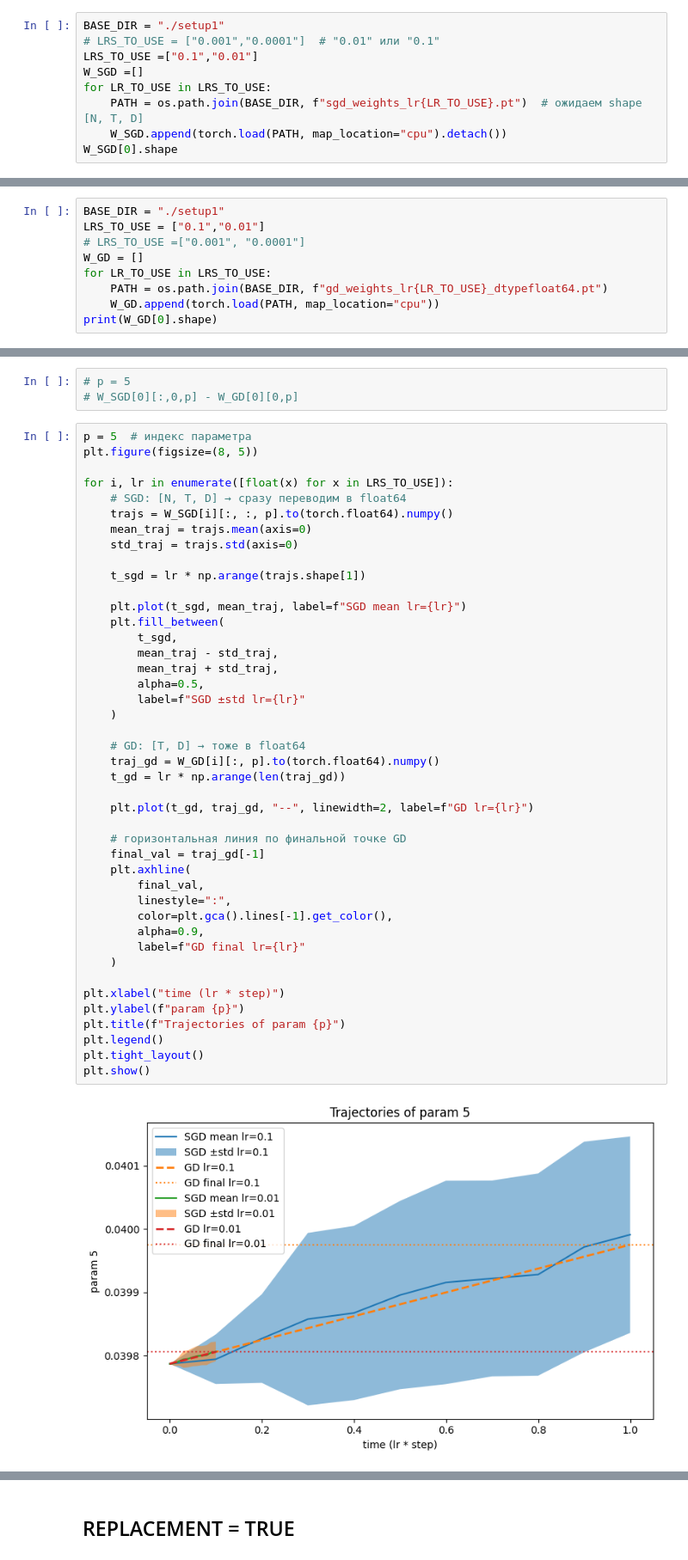
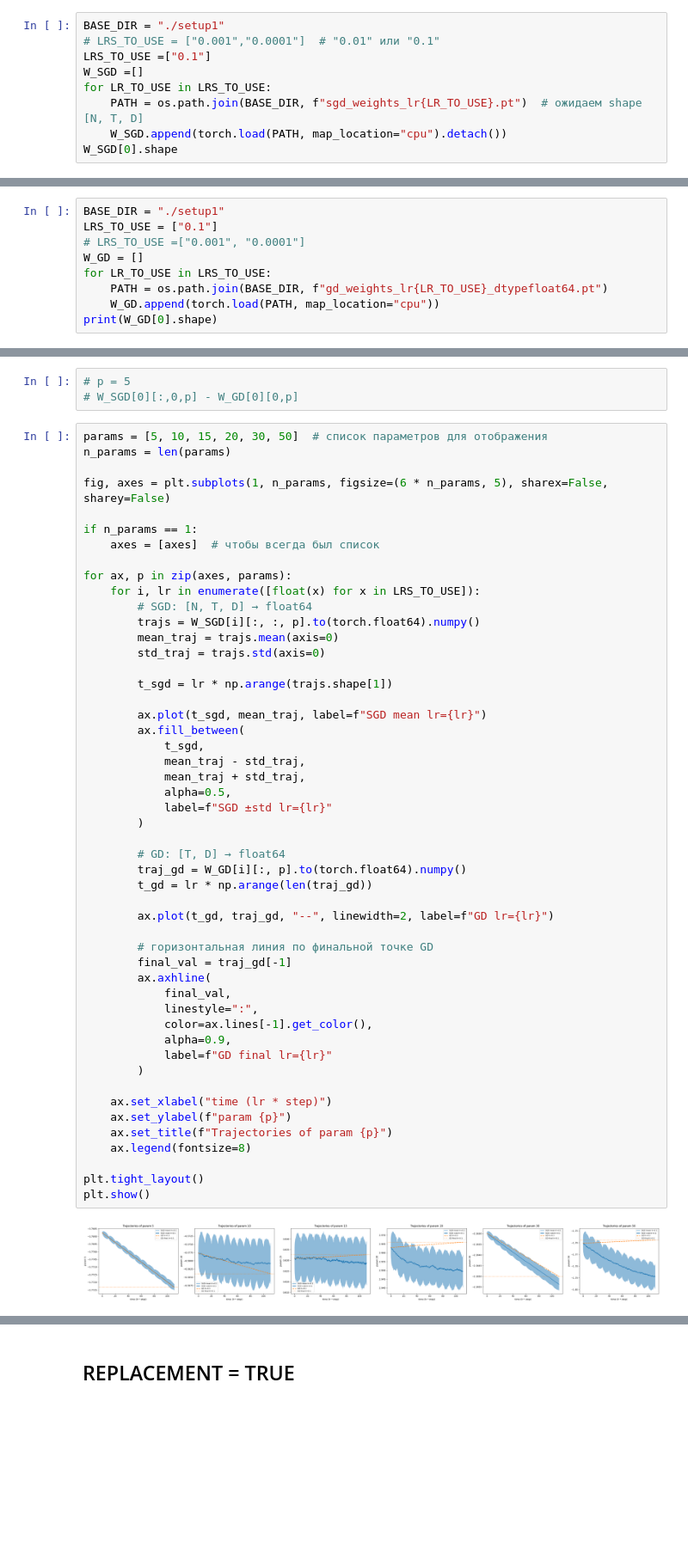
Before and after one commit to ThunderstormXX/SGDiffusion, a Jupyter notebook: src/scripts/exp1/exp_results/GD_vs_SGD_vs_Adam_noise_analysis.ipynb, the cells around one changed output, grey strips where cells are left out. Shown at 86% size. Cells and saved outputs as stored; diff of their text form; blank space fills up the shorter version.

```diff
--- a/src/scripts/exp1/exp_results/GD_vs_SGD_vs_Adam_noise_analysis.ipynb
+++ b/src/scripts/exp1/exp_results/GD_vs_SGD_vs_Adam_noise_analysis.ipynb
@@ -14,7 +14,7 @@ import matplotlib.pyplot as plt
 # %%
 BASE_DIR = "./setup1"
 # LRS_TO_USE = ["0.001","0.0001"]  # "0.01" или "0.1"
-LRS_TO_USE =["0.1","0.01"]
+LRS_TO_USE =["0.1"]
 W_SGD =[]
 for LR_TO_USE in LRS_TO_USE:
     PATH = os.path.join(BASE_DIR, f"sgd_weights_lr{LR_TO_USE}.pt")  # ожидаем shape [N, T, D]
@@ -25,6 +25,6 @@ torch.Size([10, 11, 386])
 # %%
 BASE_DIR = "./setup1"
-LRS_TO_USE = ["0.1","0.01"]
+LRS_TO_USE = ["0.1"]
 # LRS_TO_USE =["0.001", "0.0001"]
 W_GD = []
 for LR_TO_USE in LRS_TO_USE:
@@ -37,50 +37,57 @@ torch.Size([11, 386])
 # p = 5
 # W_SGD[0][:,0,p] - W_GD[0][0,p]
 # %%
-p = 5  # индекс параметра
-plt.figure(figsize=(8, 5))
+params = [5, 10, 15, 20, 30, 50]  # список параметров для отображения
+n_params = len(params)
 
-for i, lr in enumerate([float(x) for x in LRS_TO_USE]):
-    # SGD: [N, T, D] → сразу переводим в float64
-    trajs = W_SGD[i][:, :, p].to(torch.float64).numpy()
-    mean_traj = trajs.mean(axis=0)
-    std_traj = trajs.std(axis=0)
+fig, axes = plt.subplots(1, n_params, figsize=(6 * n_params, 5), sharex=False, sharey=False)
 
-    t_sgd = lr * np.arange(trajs.shape[1])
+if n_params == 1:
+    axes = [axes]  # чтобы всегда был список
 
-    plt.plot(t_sgd, mean_traj, label=f"SGD mean lr={lr}")
-    plt.fill_between(
-        t_sgd,
-        mean_traj - std_traj,
-        mean_traj + std_traj,
-        alpha=0.5,
-        label=f"SGD ±std lr={lr}"
-    )
+for ax, p in zip(axes, params):
+    for i, lr in enumerate([float(x) for x in LRS_TO_USE]):
+        # SGD: [N, T, D] → float64
+        trajs = W_SGD[i][:, :, p].to(torch.float64).numpy()
+        mean_traj = trajs.mean(axis=0)
+        std_traj = trajs.std(axis=0)
 
-    # GD: [T, D] → тоже в float64
-    traj_gd = W_GD[i][:, p].to(torch.float64).numpy()
-    t_gd = lr * np.arange(len(traj_gd))
+        t_sgd = lr * np.arange(trajs.shape[1])
 
-    plt.plot(t_gd, traj_gd, "--", linewidth=2, label=f"GD lr={lr}")
+        ax.plot(t_sgd, mean_traj, label=f"SGD mean lr={lr}")
+        ax.fill_between(
+            t_sgd,
+            mean_traj - std_traj,
+            mean_traj + std_traj,
+            alpha=0.5,
+            label=f"SGD ±std lr={lr}"
+        )
 
-    # горизонтальная линия по финальной точке GD
-    final_val = traj_gd[-1]
-    plt.axhline(
-        final_val,
-        linestyle=":",
-        color=plt.gca().lines[-1].get_color(),
-        alpha=0.9,
-        label=f"GD final lr={lr}"
-    )
+        # GD: [T, D] → float64
+        traj_gd = W_GD[i][:, p].to(torch.float64).numpy()
+        t_gd = lr * np.arange(len(traj_gd))
 
-plt.xlabel("time (lr * step)")
-plt.ylabel(f"param {p}")
-plt.title(f"Trajectories of param {p}")
-plt.legend()
+        ax.plot(t_gd, traj_gd, "--", linewidth=2, label=f"GD lr={lr}")
+
+        # горизонтальная линия по финальной точке GD
+        final_val = traj_gd[-1]
+        ax.axhline(
+            final_val,
+            linestyle=":",
+            color=ax.lines[-1].get_color(),
+            alpha=0.9,
+            label=f"GD final lr={lr}"
+        )
+
+    ax.set_xlabel("time (lr * step)")
+    ax.set_ylabel(f"param {p}")
+    ax.set_title(f"Trajectories of param {p}")
+    ax.legend(fontsize=8)
+
 plt.tight_layout()
 plt.show()
 # %% [output]
-[figure, old version]
+[figure, new version]
 # %%
 p = 5  # индекс параметра
 plt.figure(figsize=(8, 5))
```
Also changed, not shown: parts of 7 cells of this notebook, 32 other files.
